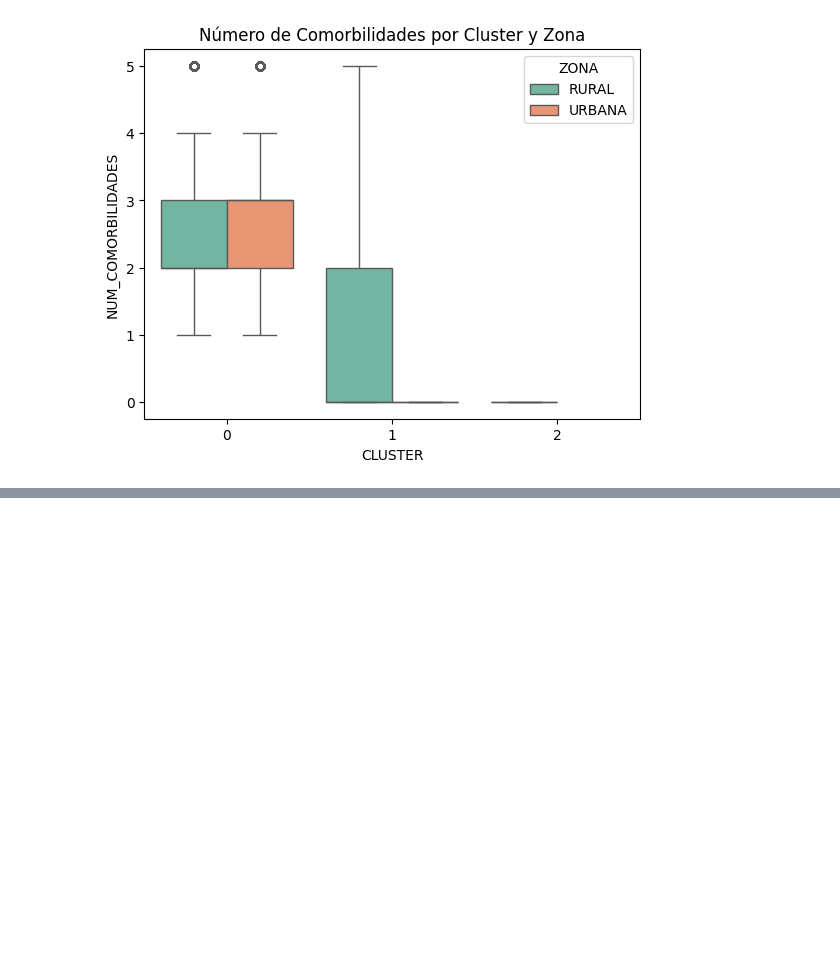
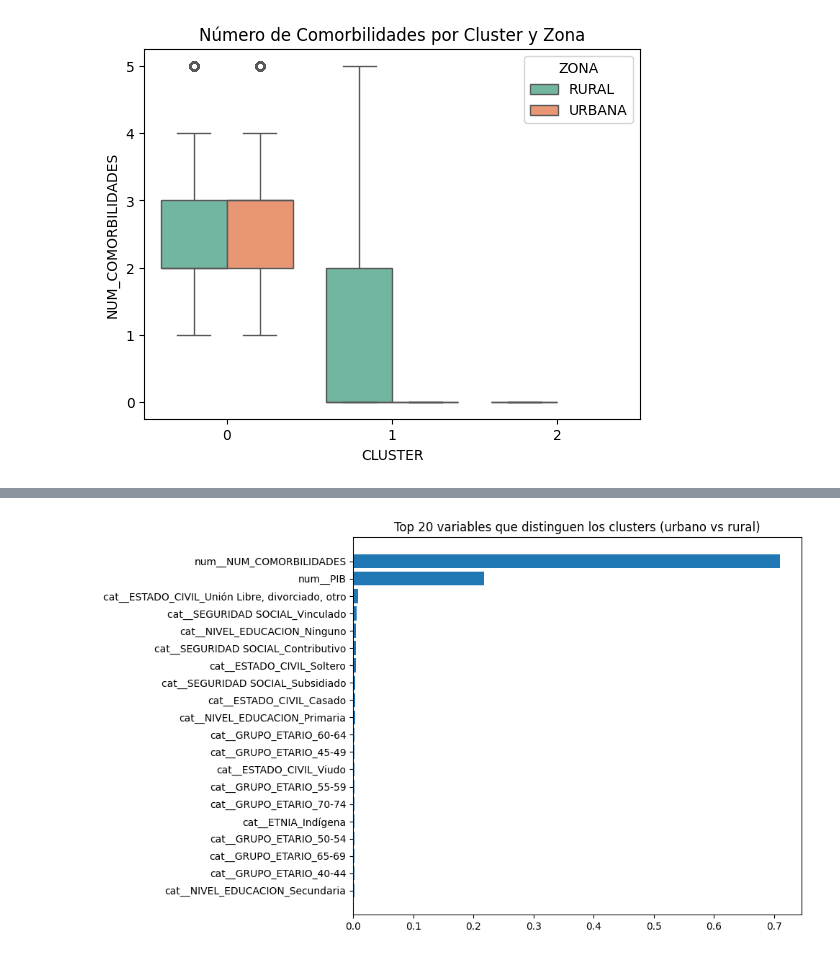
Before and after one commit to henrysaenz/cacervix, a Jupyter notebook: _sources/Modelado.ipynb, the cells around one changed output, grey strips where cells are left out. Saved outputs shown, nothing was run; the diff lists cells and outputs as text; code cells hidden in the pictures; blank space fills up the shorter version.

```diff
--- a/_sources/Modelado.ipynb
+++ b/_sources/Modelado.ipynb
@@ -634,0 +637,24 @@ plt.show()
+# %%
+# Variables explicativas y objetivo
+X = comparacion_data.drop(columns=["CLUSTER"])  # Todo menos el cluster
+y = comparacion_data["CLUSTER"]
+
+# Separar categóricas y numéricas
+cat_vars = ["ESTADO_CIVIL", "NIVEL_EDUCACION", "ETNIA", "SEGURIDAD SOCIAL", "GRUPO_ETARIO"]
+num_vars = ["PIB", "NUM_COMORBILIDADES"]
+
+# Preprocesamiento
+preprocessor = ColumnTransformer([
+    ("cat", OneHotEncoder(handle_unknown='ignore'), cat_vars),
+    ("num", StandardScaler(), num_vars)
+])
+
+# Modelo completo
+pipeline = Pipeline([
+    ("preprocess", preprocessor),
+    ("clf", RandomForestClassifier(n_estimators=100, random_state=42))
+])
+
+# Entrenamiento
+X_train, X_test, y_train, y_test = train_test_split(X, y, stratify=y, test_size=0.2, random_state=42)
+pipeline.fit(X_train, y_train)
@@ -634,0 +673,19 @@ plt.show()
+# %%
+# Extraer importancias
+importances = pipeline.named_steps["clf"].feature_importances_
+feature_names = pipeline.named_steps["preprocess"].get_feature_names_out()
+
+# Ordenar
+indices = np.argsort(importances)[::-1]
+top_n = 20
+
+# Gráfico
+plt.figure(figsize=(10,6))
+plt.barh(range(top_n), importances[indices][:top_n], align='center')
+plt.yticks(range(top_n), feature_names[indices][:top_n])
+plt.title("Top 20 variables que distinguen los clusters (urbano vs rural)")
+plt.gca().invert_yaxis()
+plt.tight_layout()
+plt.show()
+# %% [output]
+[figure, added]
```
Also changed, not shown: parts of 2 cells of this notebook, 13 other files.
